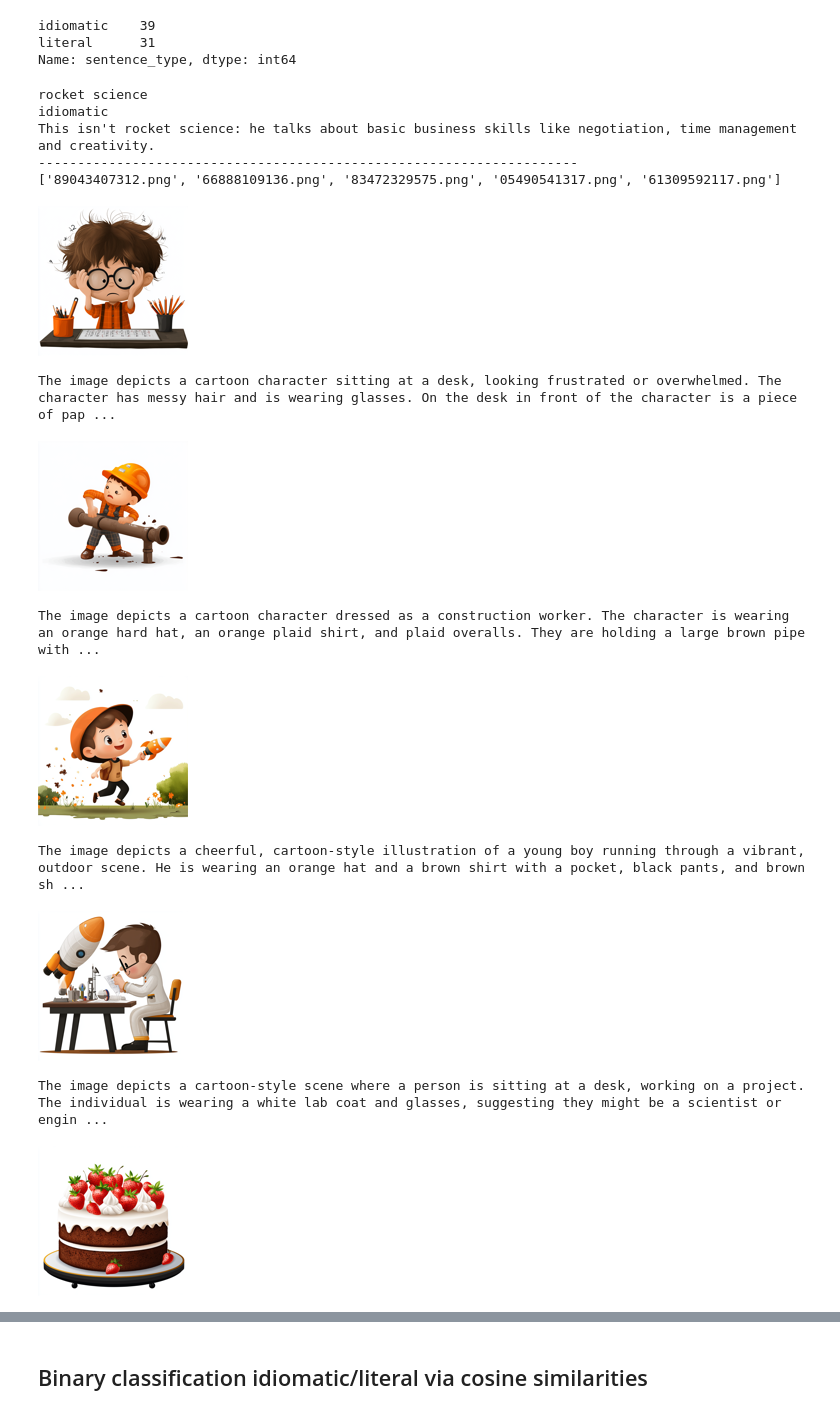
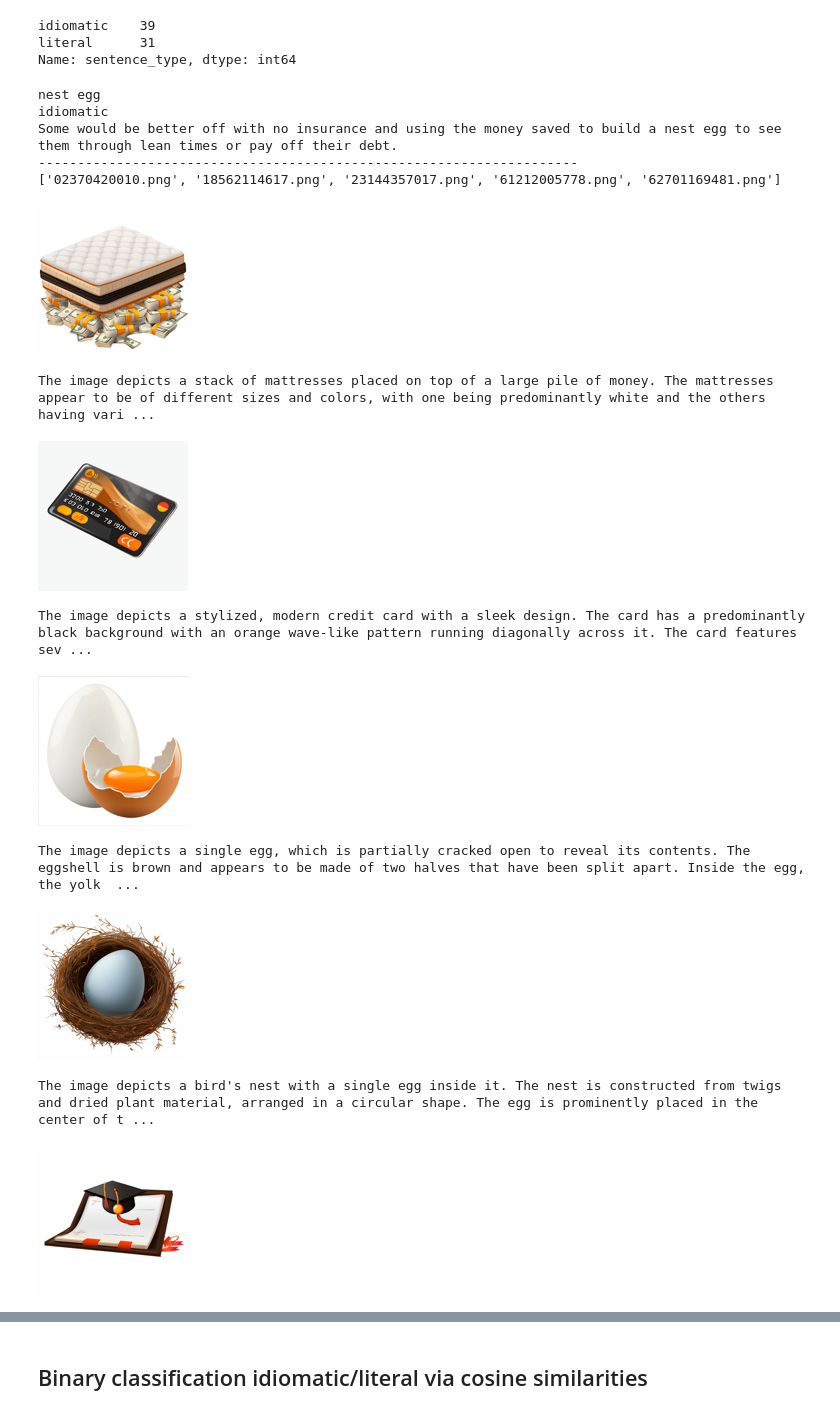
Before and after one commit to ViLoh99/transformer-semeval25, a Jupyter notebook: subtaskA_predictions_fromBERT.ipynb, the cells around one changed output, grey strips where cells are left out. Cells and saved outputs as stored; diff of their text form; code cells hidden in the pictures.

```diff
--- a/subtaskA_predictions_fromBERT.ipynb
+++ b/subtaskA_predictions_fromBERT.ipynb
@@ -101,19 +102,19 @@ def print_item(n, mydata):
         print(mydata['image'+str(index)+'_caption'][n])
 # %%
 dataA_train = only_train(dataA)
-print_item(12,dataA_train)
+print_item(30,dataA_train)
 # %% [output]
-rocket science
+nest egg
 idiomatic
-This isn't rocket science: he talks about basic business skills like negotiation, time management and creativity.
+Some would be better off with no insurance and using the money saved to build a nest egg to see them through lean times or pay off their debt.
 ---------------------------------------------------------------------
-['89043407312.png', '66888109136.png', '83472329575.png', '05490541317.png', '61309592117.png']
+['02370420010.png', '18562114617.png', '23144357017.png', '61212005778.png', '62701169481.png']
-[figure, old version]
+[figure, new version]
-The image depicts a cartoon character sitting at a desk, looking frustrated or overwhelmed. The character has messy hair and is wearing glasses. On the desk in front of the character is a piece of pap ...
+The image depicts a stack of mattresses placed on top of a large pile of money. The mattresses appear to be of different sizes and colors, with one being predominantly white and the others having vari ...
-[figure, old version]
+[figure, new version]
-The image depicts a cartoon character dressed as a construction worker. The character is wearing an orange hard hat, an orange plaid shirt, and plaid overalls. They are holding a large brown pipe with ...
+The image depicts a stylized, modern credit card with a sleek design. The card has a predominantly black background with an orange wave-like pattern running diagonally across it. The card features sev ...
-[figure, old version]
+[figure, new version]
-The image depicts a cheerful, cartoon-style illustration of a young boy running through a vibrant, outdoor scene. He is wearing an orange hat and a brown shirt with a pocket, black pants, and brown sh ...
+The image depicts a single egg, which is partially cracked open to reveal its contents. The eggshell is brown and appears to be made of two halves that have been split apart. Inside the egg, the yolk  ...
-[figure, old version]
+[figure, new version]
-The image depicts a cartoon-style scene where a person is sitting at a desk, working on a project. The individual is wearing a white lab coat and glasses, suggesting they might be a scientist or engin ...
+The image depicts a bird's nest with a single egg inside it. The nest is constructed from twigs and dried plant material, arranged in a circular shape. The egg is prominently placed in the center of t ...
-[figure, old version]
+[figure, new version]
```
Also changed, not shown: parts of 6 cells of this notebook, 2 other files.
